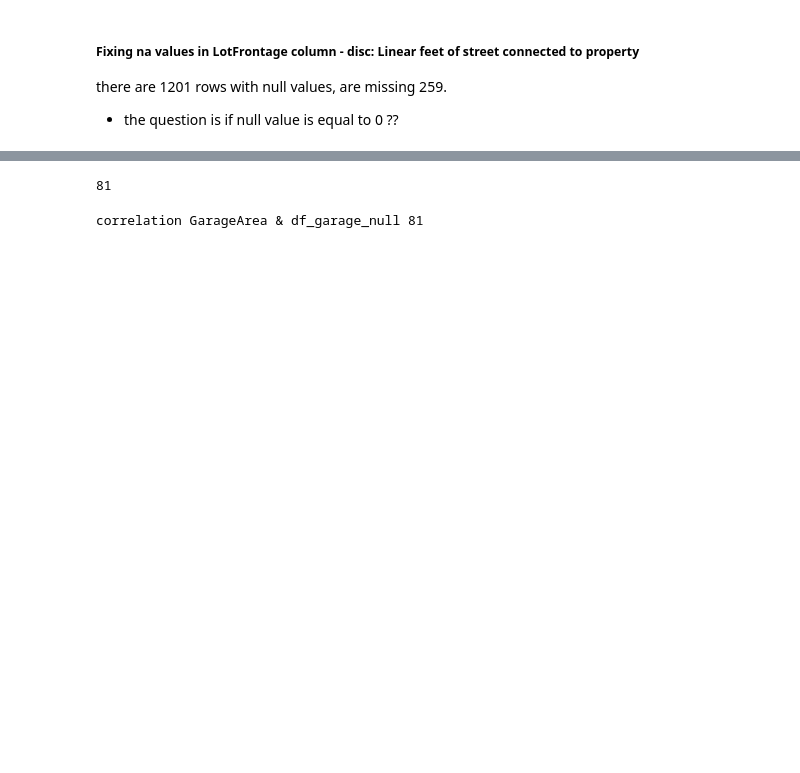
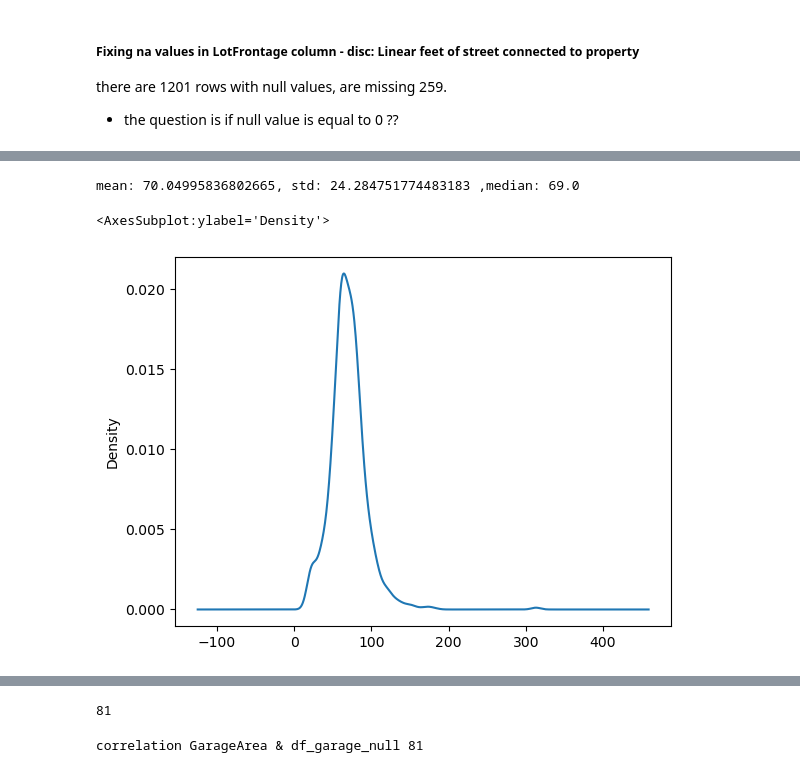
Before and after one commit to DorGetter/kaggle_competition_house_pricing, a Jupyter notebook: eda.ipynb, the cells around one changed output, grey strips where cells are left out. Saved outputs shown, nothing was run; the diff lists cells and outputs as text; code cells hidden in the pictures; blank space fills up the shorter version.

```diff
--- a/eda.ipynb
+++ b/eda.ipynb
@@ -177,0 +170,10 @@ data[data['LotFrontage'].isna()]
+# %%
+mean = data['LotFrontage'].dropna().mean()
+std = data['LotFrontage'].dropna().std()
+median = data['LotFrontage'].dropna().median()
+print(f"mean: {mean}, std: {std} ,median: {median}")
+data['LotFrontage'].dropna().plot.kde()
+# %% [output]
+mean: 70.04995836802665, std: 24.284751774483183 ,median: 69.0
+<AxesSubplot:ylabel='Density'>
+[figure, added]
```
Also changed, not shown: parts of 33 cells of this notebook.
